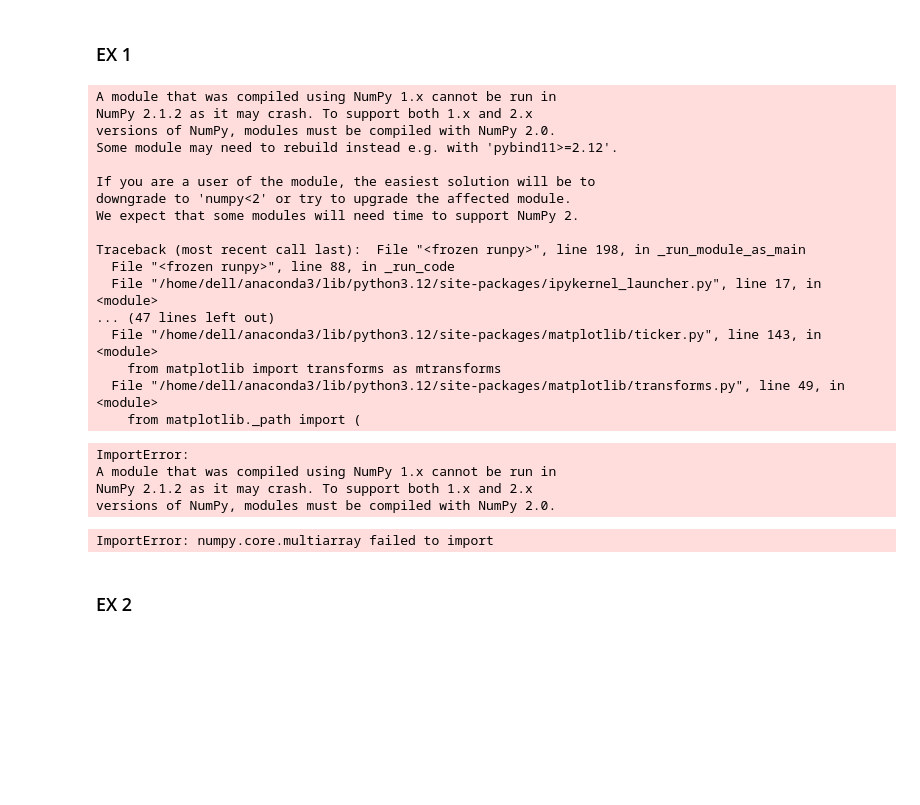
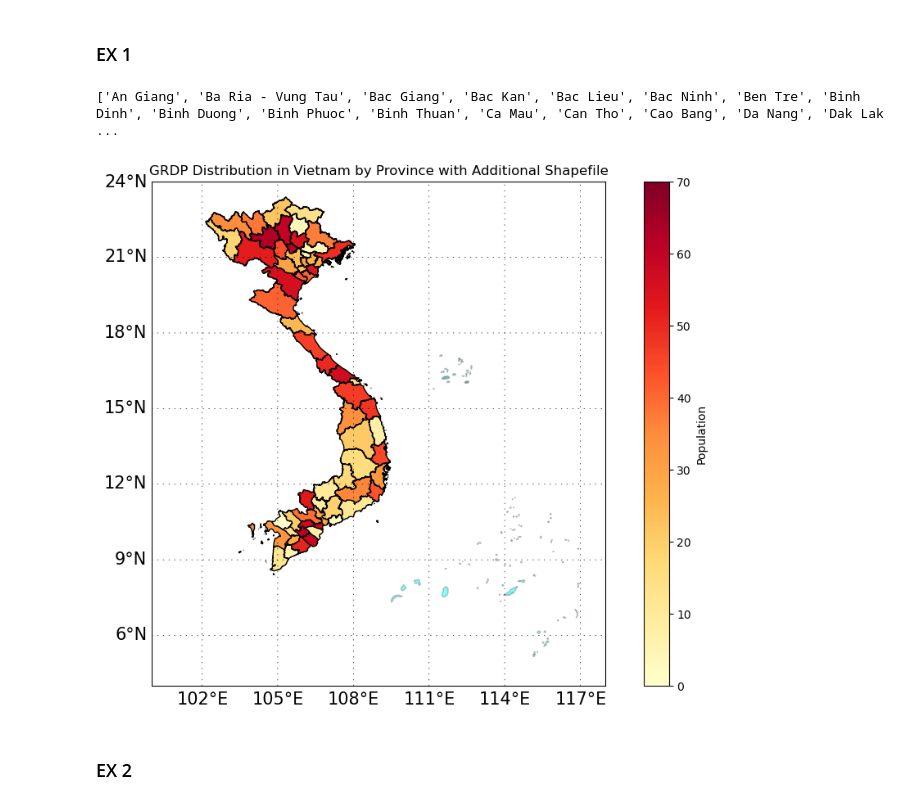
Before and after one commit to mhungdangbuonngu/Data-visualization-, a Jupyter notebook: Lab6.ipynb, the cells around one changed output. Drawn from its saved outputs; the diff is of its cells as text; code cells hidden in the pictures; blank space fills up the shorter version.

Commit message:
fix lab 6 but not the last one

```diff
--- a/Lab6.ipynb
+++ b/Lab6.ipynb
@@ -20,8 +20,8 @@ from matplotlib.patches import Polygon
 import numpy as np
 
 # Load the two shapefiles
-sf1 = shapefile.Reader("/content/drive/MyDrive/USTH/Data visualization/gadm41_VNM_shp/gadm41_VNM_1.shp")
-sf2 = shapefile.Reader("/mnt/data/haidao.shp")
+sf1 = shapefile.Reader("gadm41_VNM_0/gadm41_VNM_1.shp")
+sf2 = shapefile.Reader("Islands/haidao.shp")
 
 # Extract province names from the first shapefile (assuming record index 4 contains the province name)
 records1 = sf1.records()
@@ -36,64 +36,56 @@ population = np.arange(1, 64, 1)
 # Create a figure and axis
 fig, ax = plt.subplots(1, figsize=(12, 8))
 
-# Create a Basemap instance with updated coordinates
-map2 = Basemap(projection='merc', llcrnrlon=100, llcrnrlat=4, urcrnrlon=118, urcrnrlat=24, resolution='l', epsg=4326)
+# Create a Basemap instance
+map2 = Basemap(projection='cyl', llcrnrlon=100, llcrnrlat=4, urcrnrlon=118, urcrnrlat=24, resolution='l', epsg=4326)
 
 # Draw parallels and meridians
 parallels = np.arange(-180., 180, 3)
 meridians = np.arange(-180., 180., 3)
 map2.drawparallels(parallels, linewidth=0.5, dashes=[2, 8], labels=[1, 0, 0, 0], fontsize=15, zorder=12)
 map2.drawmeridians(meridians, linewidth=0.5, dashes=[2, 8], labels=[0, 0, 0, 1], fontsize=15, zorder=12)
 
 # Normalize the population data for coloring
-norm = Normalize(vmin=min(population), vmax=max(population))
+norm = Normalize(vmin=0, vmax=70)
 
 # Plot the first shapefile with population data
 for shape, pop in zip(sf1.shapes(), population):
-    poly = Polygon(shape.points, fill=True, edgecolor='k', facecolor=plt.cm.YlOrRd(norm(pop)))
-    ax.add_patch(poly)
+    poly_points = shape.points
+    parts = list(shape.parts) + [len(poly_points)]  # Get indices of parts
+    for i in range(len(parts) - 1):  # Loop through polygon parts
+        sub_shape = poly_points[parts[i]:parts[i + 1]]
+        if sub_shape[0] != sub_shape[-1]:  # Ensure the polygon is closed
+            sub_shape.append(sub_shape[0])
+        poly = Polygon(sub_shape, fill=True, edgecolor='k', facecolor=plt.cm.YlOrRd(norm(pop)))
+        ax.add_patch(poly)
 
 # Plot the second shapefile (haidao.shp) in a different color for distinction
 for shape in sf2.shapes():
-    poly = Polygon(shape.points, fill=True, edgecolor='blue', facecolor='cyan', alpha=0.5)  # Adjust color and transparency as needed
-    ax.add_patch(poly)
+    poly_points = shape.points
+    parts = list(shape.parts) + [len(poly_points)]  # Handle parts for multi-part polygons
+    for i in range(len(parts) - 1):
+        sub_shape = poly_points[parts[i]:parts[i + 1]]
+        if sub_shape[0] != sub_shape[-1]:  # Ensure the polygon is closed
+            sub_shape.append(sub_shape[0])
+        poly = Polygon(sub_shape, fill=True, edgecolor='gray', facecolor='cyan', alpha=0.5)  # Adjust transparency
+        ax.add_patch(poly)
 
-# Set title and axis limits with the new coordinates
+# Set title and axis limits
 ax.set_title('GRDP Distribution in Vietnam by Province with Additional Shapefile')
 ax.set_xlim(100, 118)
 ax.set_ylim(4, 24)
 
 # Add a colorbar for the first shapefile
 sm = plt.cm.ScalarMappable(cmap=plt.cm.YlOrRd, norm=norm)
 sm.set_array([])
 cbar = plt.colorbar(sm, ax=ax)
 cbar.set_label('Population')
 
 # Show the combined map
 plt.show()
 # %% [output]
-A module that was compiled using NumPy 1.x cannot be run in
-NumPy 2.1.2 as it may crash. To support both 1.x and 2.x
-versions of NumPy, modules must be compiled with NumPy 2.0.
-Some module may need to rebuild instead e.g. with 'pybind11>=2.12'.
-
-If you are a user of the module, the easiest solution will be to
-downgrade to 'numpy<2' or try to upgrade the affected module.
-We expect that some modules will need time to support NumPy 2.
-
-Traceback (most recent call last):  File "<frozen runpy>", line 198, in _run_module_as_main
-  File "<frozen runpy>", line 88, in _run_code
-  File "/home/dell/anaconda3/lib/python3.12/site-packages/ipykernel_launcher.py", line 17, in <module>
-... (47 lines left out)
-  File "/home/dell/anaconda3/lib/python3.12/site-packages/matplotlib/ticker.py", line 143, in <module>
-    from matplotlib import transforms as mtransforms
-  File "/home/dell/anaconda3/lib/python3.12/site-packages/matplotlib/transforms.py", line 49, in <module>
-    from matplotlib._path import (
+['An Giang', 'Ba Ria - Vung Tau', 'Bac Giang', 'Bac Kan', 'Bac Lieu', 'Bac Ninh', 'Ben Tre', 'Binh Dinh', 'Binh Duong', 'Binh Phuoc', 'Binh Thuan', 'Ca Mau', 'Can Tho', 'Cao Bang', 'Da Nang', 'Dak Lak ...
-ImportError:
-A module that was compiled using NumPy 1.x cannot be run in
-NumPy 2.1.2 as it may crash. To support both 1.x and 2.x
-versions of NumPy, modules must be compiled with NumPy 2.0.
-ImportError: numpy.core.multiarray failed to import
+[figure, added]
 # %% [markdown]
 ### EX 2
 # %%
```
Also changed, not shown: parts of 5 cells of this notebook.
